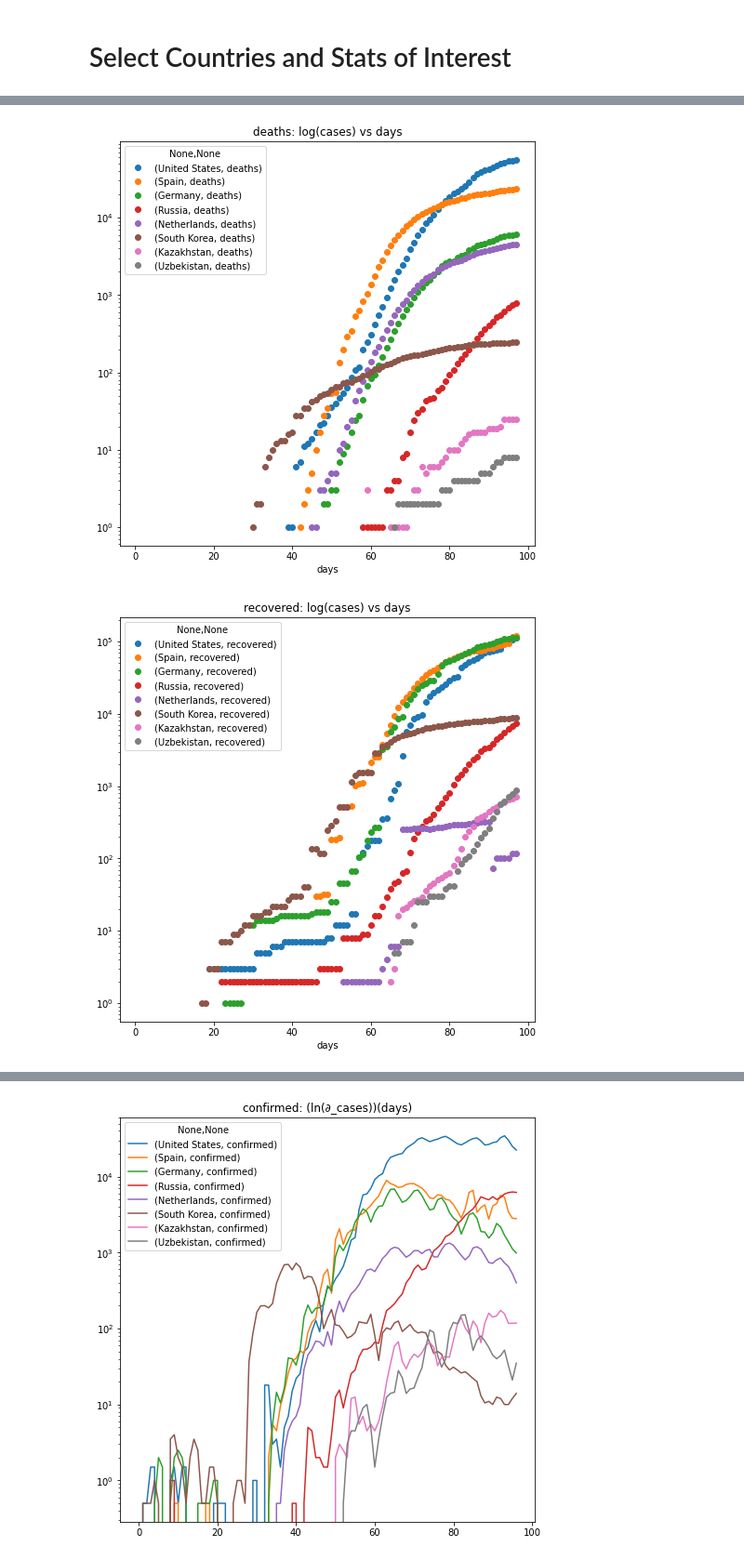
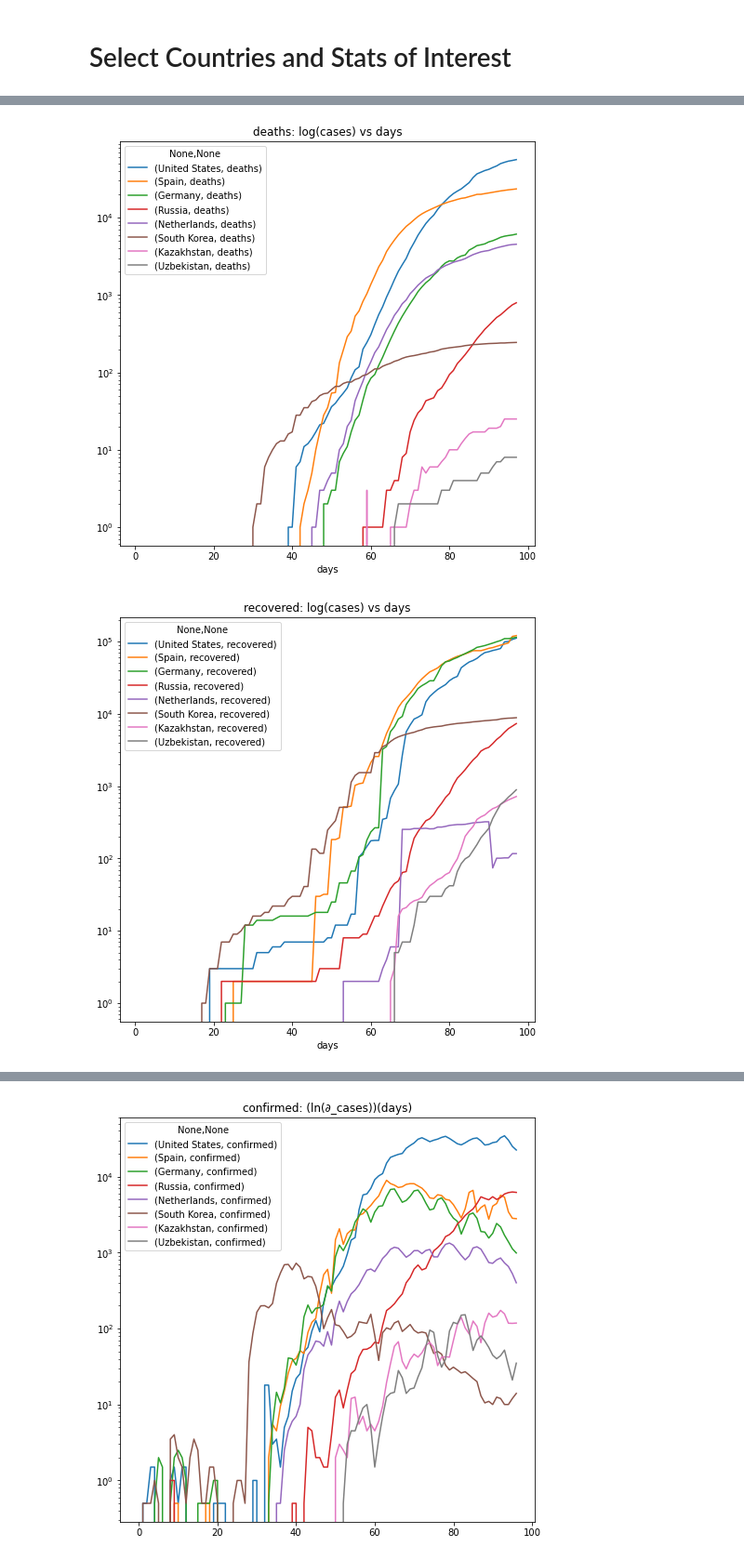
Before and after one commit to k1m190r/covid-19, a Jupyter notebook: COVID-19_v2.ipynb, the cells around one changed output, grey strips where cells are left out. Shown at 93% size. Saved outputs shown, nothing was run; the diff lists cells and outputs as text; code cells hidden in the pictures.

```diff
--- a/COVID-19_v2.ipynb
+++ b/COVID-19_v2.ipynb
@@ -147,6 +147,6 @@ for stat in StatType:
         legend=True,
         title=f"{stat}: log(cases) vs days",
         figsize=(8, 8),
-        style="o",
+        style="-",
     )
 # %% [output]
@@ -154,2 +154,2 @@ for stat in StatType:
-[figure, old version]
+[figure, new version]
-[figure, old version]
+[figure, new version]
```
Also changed, not shown: parts of 10 cells of this notebook.
